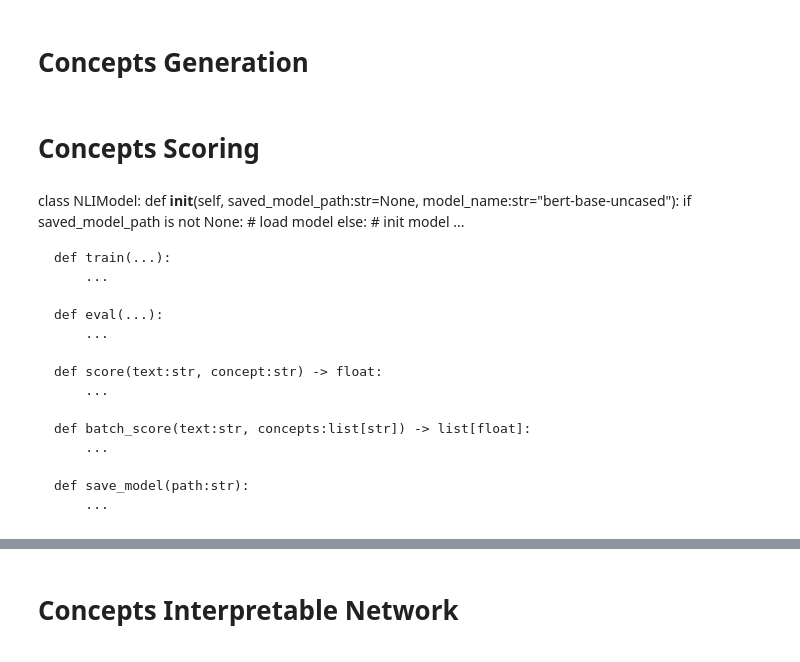
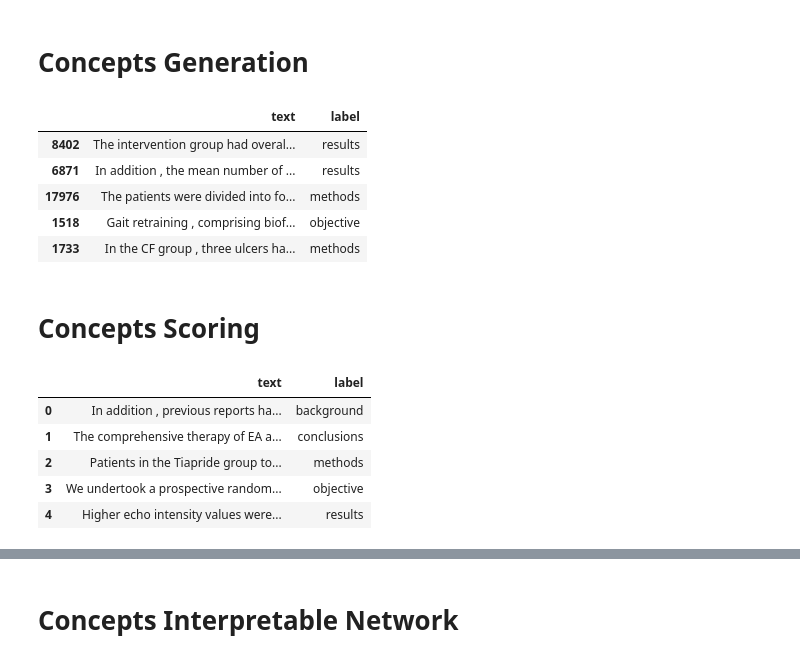
Before and after one commit to iSE-CBM/CIN, a Jupyter notebook: notebook/main_cs.ipynb, the cells around one changed output, grey strips where cells are left out. Saved outputs shown, nothing was run; the diff lists cells and outputs as text; code cells hidden in the pictures.

```diff
--- a/notebook/main_cs.ipynb
+++ b/notebook/main_cs.ipynb
@@ -3,13 +3,28 @@
 # %%
 CONFIG = {
     # --- Develop
-    "is_test": False,
+    "is_test": True,
     "test_sample_per_label": 2,
 
     # --- Training data
-    "train_data": "/Users/dauduchieu/Desktop/iSE_CBM_CIN/data/test-20k.csv",
+    "train_data": "../data/train-20k.csv",
     "text_col": "abstract_text",
-    "label_col": "target"
+    "label_col": "target",
+    "label_map": {
+        "BACKGROUND": "background",
+        "OBJECTIVE": "objective",
+        "METHODS": "methods",
+        "RESULTS": "results",
+        "CONCLUSIONS": "conclusions"
+    },
+
+    # --- NLI training ---
+    "model_name": "bert-base-uncased",  # "bert-base-uncased", "roberta-base", "gpt2", "xlnet-base-cased"
+    "batch_size": 16,
+    "lr": 2e-5,
+    "epochs": 10,
+    "max_len": 128,
+    "path_model_nli": "../model/nli_model_bert"
 }
 # %% [markdown]
 # Concepts Generation
@@ -16,2 +33,17 @@ CONFIG = {
+# %%
+train_df = pd.read_csv(CONFIG["train_data"])
+train_df = train_df[[CONFIG["text_col"], CONFIG["label_col"]]]
+train_df = train_df.rename(columns={CONFIG["text_col"]: "text", CONFIG["label_col"]: "label"})
+# %%
+train_df["label"] = train_df["label"].map(CONFIG["label_map"])
+# %%
+train_df.sample(5)
+# %% [output]
+|  | text | label |
+| 8402 | The intervention group had overal... | results |
+| 6871 | In addition , the mean number of ... | results |
+| 17976 | The patients were divided into fo... | methods |
+| 1518 | Gait retraining , comprising biof... | objective |
+| 1733 | In the CF group , three ulcers ha... | methods |
 # %%
 keyword_concepts = {
@@ -34,26 +78,19 @@ abstract_concepts = {
 }
 # %% [markdown]
 # Concepts Scoring
-# %% [markdown]
-class NLIModel:
-    def __init__(self, saved_model_path:str=None, model_name:str="bert-base-uncased"):
-        if saved_model_path is not None:
-            # load model
-        else:
-            # init model
-        ...
-
-    def train(...):
-        ...
-
-    def eval(...):
-        ...
-
-    def score(text:str, concept:str) -> float:
-        ...
-
-    def batch_score(text:str, concepts:list[str]) -> list[float]:
-        ...
-
-    def save_model(path:str):
-        ...
+# %%
+if CONFIG["is_test"] == True:
+    train_df = (
+        train_df.groupby("label", group_keys=False)
+        .apply(lambda x: x.sample(min(len(x), 1), random_state=42))
+        .reset_index(drop=True)
+)
+
+train_df
+# %% [output]
+|  | text | label |
+| 0 | In addition , previous reports ha... | background |
+| 1 | The comprehensive therapy of EA a... | conclusions |
+| 2 | Patients in the Tiapride group to... | methods |
+| 3 | We undertook a prospective random... | objective |
+| 4 | Higher echo intensity values were... | results |
```
Also changed, not shown: parts of 28 cells of this notebook, 1 other file.
